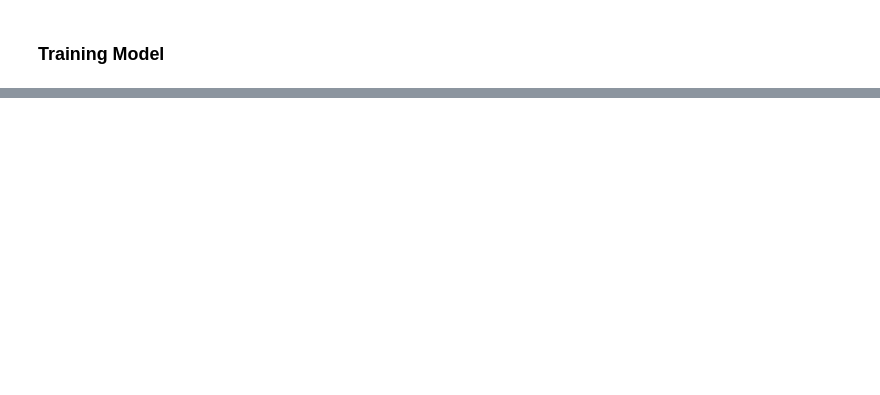
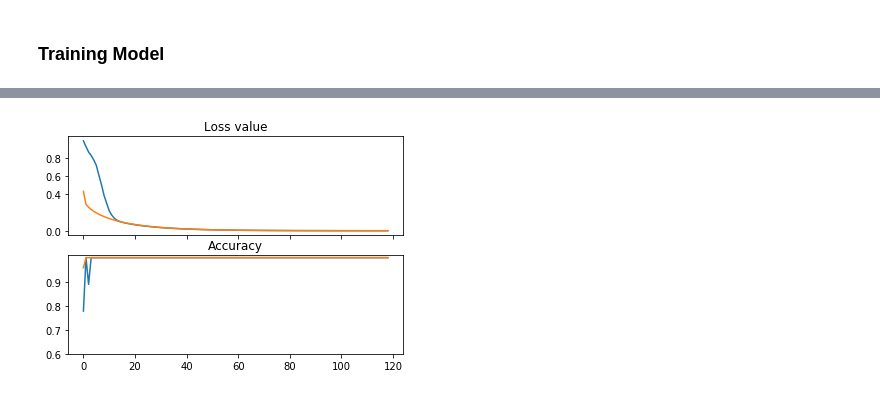
Before and after one commit to raymondng76/ISS-VSE-2019-09-23-IS1FT-CA2-Part2, a Jupyter notebook: CA2_Part2.ipynb, the cells around one changed output, grey strips where cells are left out. Drawn from its saved outputs; the diff is of its cells as text; code cells hidden in the pictures; blank space fills up the shorter version.

```diff
--- a/CA2_Part2.ipynb
+++ b/CA2_Part2.ipynb
@@ -297,0 +371,20 @@ print(confusion)
+# %%
+records = pd.read_csv(modelname +'.csv')
+plt.figure()
+plt.subplot(211)
+plt.plot(records['val_loss'])
+plt.plot(records['loss'])
+plt.yticks([0.00,0.40,0.60,0.80])
+plt.title('Loss value',fontsize=12)
+
+ax = plt.gca()
+ax.set_xticklabels([])
+
+plt.subplot(212)
+plt.plot(records['val_accuracy'])
+plt.plot(records['accuracy'])
+plt.yticks([0.6,0.7,0.8,0.9])
+plt.title('Accuracy',fontsize=12)
+plt.show()
+# %% [output]
+[figure, added]
```
Also changed, not shown: parts of 22 cells of this notebook.
